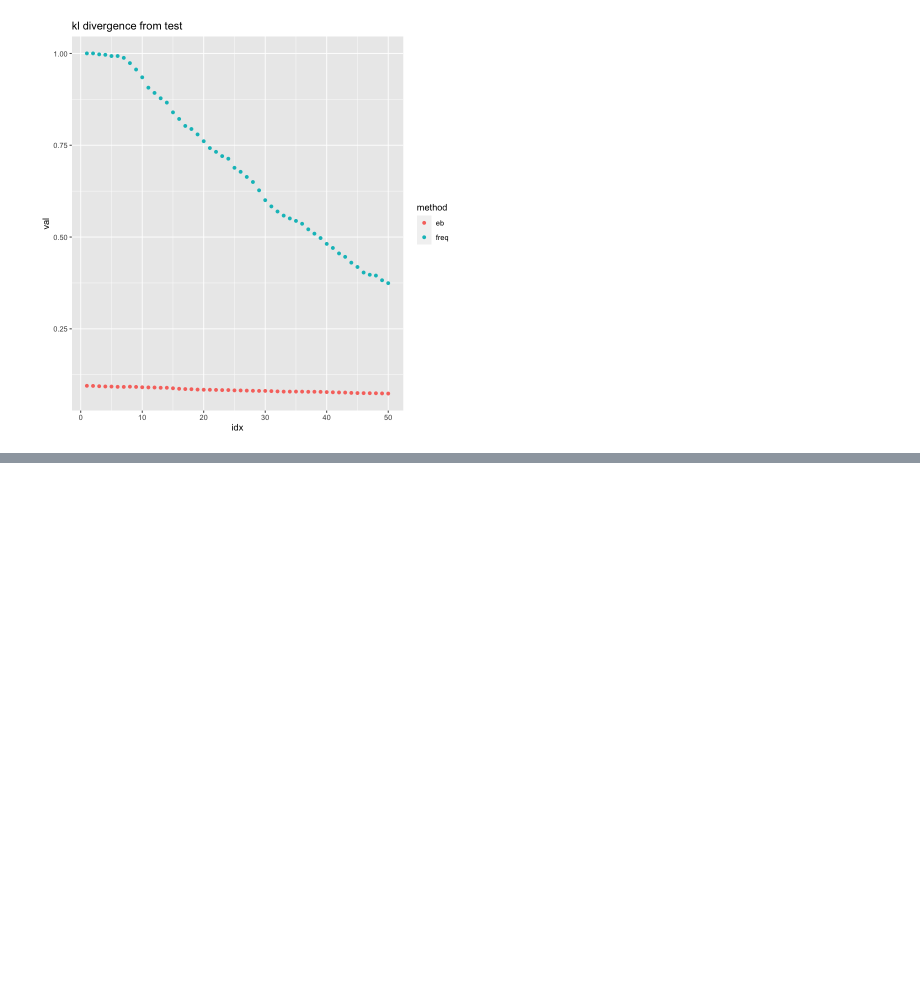
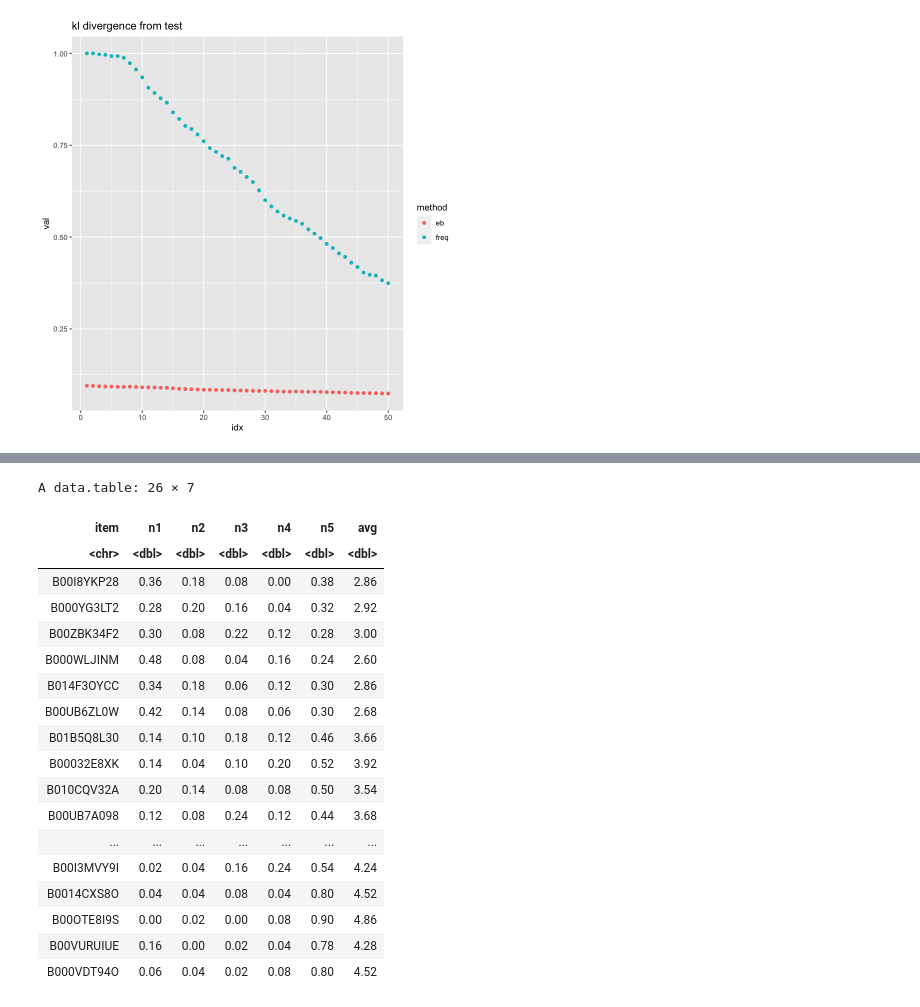
Before and after one commit to LEFTA98/empirical_bayes, a Jupyter notebook: eb_experiments_1.ipynb, the cells around one changed output, grey strips where cells are left out. Saved outputs shown, nothing was run; the diff lists cells and outputs as text; code cells hidden in the pictures; blank space fills up the shorter version.

```diff
--- a/eb_experiments_1.ipynb
+++ b/eb_experiments_1.ipynb
@@ -205,0 +250,22 @@ ggplot(kls, aes(x=idx, y=val, color=method)) +
+# %%
+test_eval_subset
+# %% [output]
+A data.table: 26 × 7
+| item | n1 | n2 | n3 | n4 | n5 | avg |
+| <chr> | <dbl> | <dbl> | <dbl> | <dbl> | <dbl> | <dbl> |
+| B00I8YKP28 | 0.36 | 0.18 | 0.08 | 0.00 | 0.38 | 2.86 |
+| B000YG3LT2 | 0.28 | 0.20 | 0.16 | 0.04 | 0.32 | 2.92 |
+| B00ZBK34F2 | 0.30 | 0.08 | 0.22 | 0.12 | 0.28 | 3.00 |
+| B000WLJINM | 0.48 | 0.08 | 0.04 | 0.16 | 0.24 | 2.60 |
+| B014F3OYCC | 0.34 | 0.18 | 0.06 | 0.12 | 0.30 | 2.86 |
+| B00UB6ZL0W | 0.42 | 0.14 | 0.08 | 0.06 | 0.30 | 2.68 |
+| B01B5Q8L30 | 0.14 | 0.10 | 0.18 | 0.12 | 0.46 | 3.66 |
+| B00032E8XK | 0.14 | 0.04 | 0.10 | 0.20 | 0.52 | 3.92 |
+| B010CQV32A | 0.20 | 0.14 | 0.08 | 0.08 | 0.50 | 3.54 |
+| B00UB7A098 | 0.12 | 0.08 | 0.24 | 0.12 | 0.44 | 3.68 |
+| ... | ... | ... | ... | ... | ... | ... |
+| B00I3MVY9I | 0.02 | 0.04 | 0.16 | 0.24 | 0.54 | 4.24 |
+| B0014CXS8O | 0.04 | 0.04 | 0.08 | 0.04 | 0.80 | 4.52 |
+| B00OTE8I9S | 0.00 | 0.02 | 0.00 | 0.08 | 0.90 | 4.86 |
+| B00VURUIUE | 0.16 | 0.00 | 0.02 | 0.04 | 0.78 | 4.28 |
+| B000VDT94O | 0.06 | 0.04 | 0.02 | 0.08 | 0.80 | 4.52 |
```
Also changed, not shown: parts of 7 cells of this notebook.
